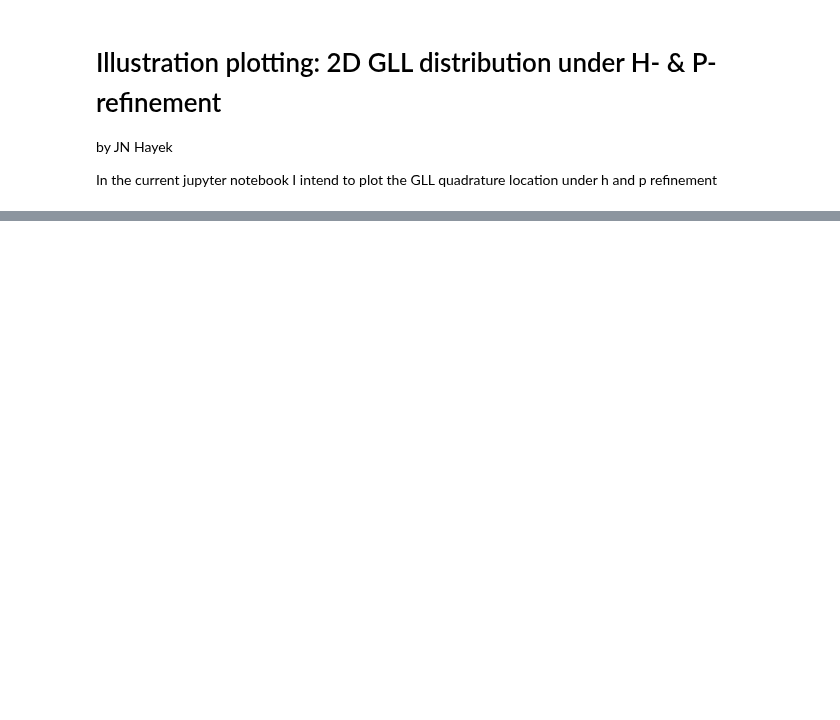
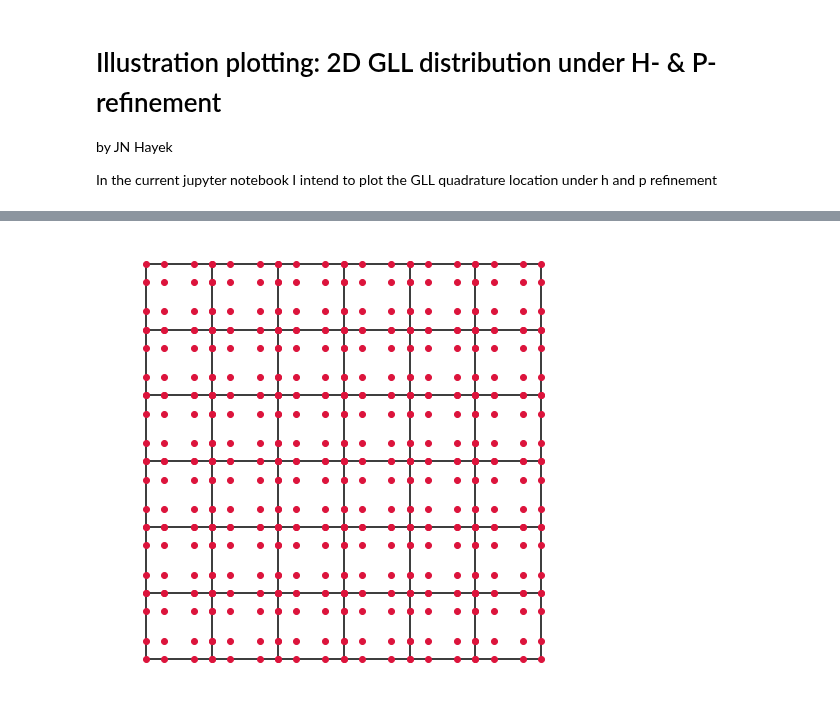
Before and after one commit to Nicolucas/TEAR, a Jupyter notebook: PythonCodes/Utilities/IllustrationNumerics/SEM_Quadrature_loc.ipynb, the cells around one changed output, grey strips where cells are left out. Cells and saved outputs as stored; diff of their text form; code cells hidden in the pictures; blank space fills up the shorter version.

```diff
--- a/PythonCodes/Utilities/IllustrationNumerics/SEM_Quadrature_loc.ipynb
+++ b/PythonCodes/Utilities/IllustrationNumerics/SEM_Quadrature_loc.ipynb
@@ -80,0 +82,5 @@ PlotCell_and_GLL_Points(NumCells=4,NumBasis=4)
+# %%
+PlotCell_and_GLL_Points(NumCells=6,NumBasis=3)
+plt.savefig("/home/nico/Desktop/schematics/GLL_Field.svg")
+# %% [output]
+[figure, added]
```
Also changed, not shown: parts of 3 cells of this notebook, 32 other files.
